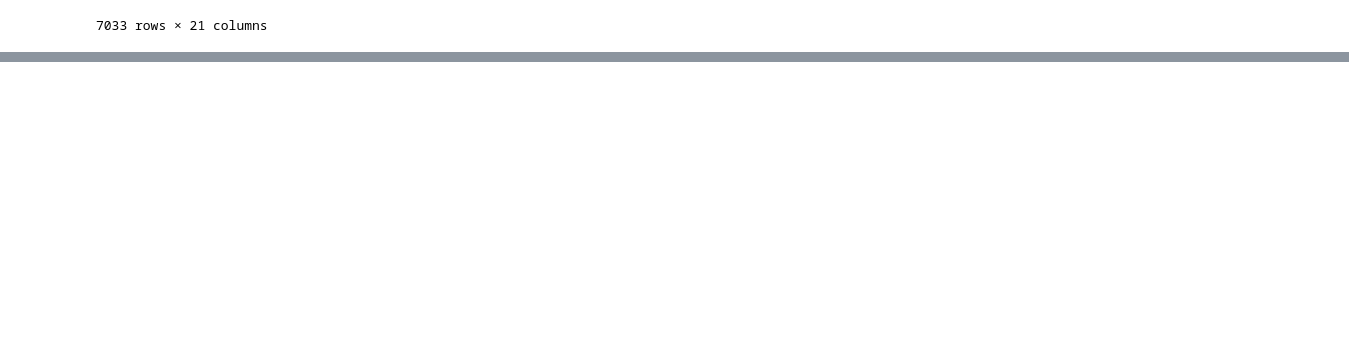
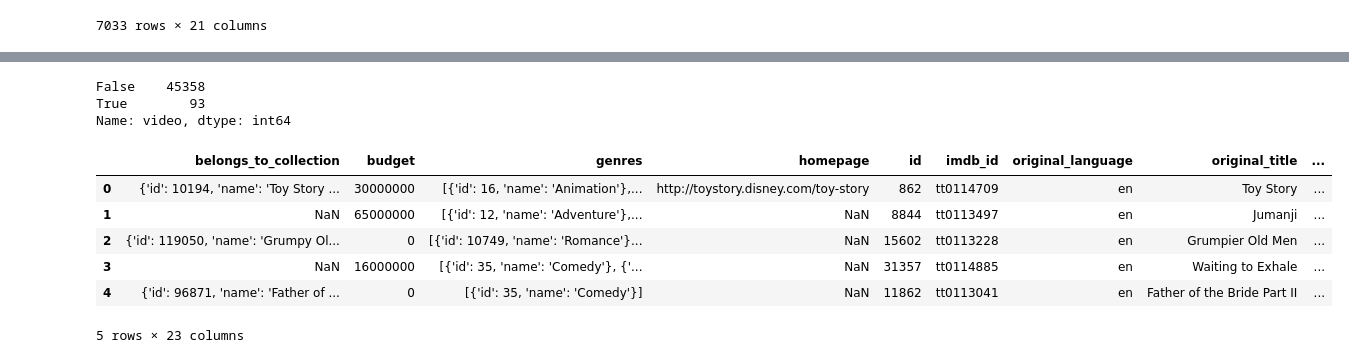
Before and after one commit to david-garza/Movies-ETL, a Jupyter notebook: ETL_parctice.ipynb, the cells around one changed output, grey strips where cells are left out. Cells and saved outputs as stored; diff of their text form; code cells hidden in the pictures; blank space fills up the shorter version.

```diff
--- a/ETL_parctice.ipynb
+++ b/ETL_parctice.ipynb
@@ -810,0 +866,30 @@ wiki_movies_df
+# %%
+# Remove the adult movies from the data
+kaggle_metadata = kaggle_metadata[kaggle_metadata['adult'] == 'False'].drop('adult',axis='columns')
+# %%
+# examen video column
+kaggle_metadata['video'].value_counts()
+# %% [output]
+False    45358
+True        93
+Name: video, dtype: int64
+# %%
+# Fix the video column and transform it to boolean
+kaggle_metadata['video'] = kaggle_metadata['video'] == 'True'
+# %%
+# convert the numeric columns
+kaggle_metadata['budget'] = kaggle_metadata['budget'].astype(int)
+kaggle_metadata['id'] = pd.to_numeric(kaggle_metadata['id'], errors='raise')
+kaggle_metadata['popularity'] = pd.to_numeric(kaggle_metadata['popularity'], errors='raise')
+# %%
+kaggle_metadata['release_date'] = pd.to_datetime(kaggle_metadata['release_date'])
+# %%
+kaggle_metadata.head()
+# %% [output]
+|  | belongs_to_collection | budget | genres | homepage | id | imdb_id | original_language | original_title | ... |
+| 0 | {'id': 10194, 'name': 'Toy Story ... | 30000000 | [{'id': 16, 'name': 'Animation'},... | http://toystory.disney.com/toy-story | 862 | tt0114709 | en | Toy Story | ... |
+| 1 | NaN | 65000000 | [{'id': 12, 'name': 'Adventure'},... | NaN | 8844 | tt0113497 | en | Jumanji | ... |
+| 2 | {'id': 119050, 'name': 'Grumpy Ol... | 0 | [{'id': 10749, 'name': 'Romance'}... | NaN | 15602 | tt0113228 | en | Grumpier Old Men | ... |
+| 3 | NaN | 16000000 | [{'id': 35, 'name': 'Comedy'}, {'... | NaN | 31357 | tt0114885 | en | Waiting to Exhale | ... |
+| 4 | {'id': 96871, 'name': 'Father of ... | 0 | [{'id': 35, 'name': 'Comedy'}] | NaN | 11862 | tt0113041 | en | Father of the Bride Part II | ... |
+5 rows × 23 columns
```
Also changed, not shown: parts of 8 cells of this notebook.
